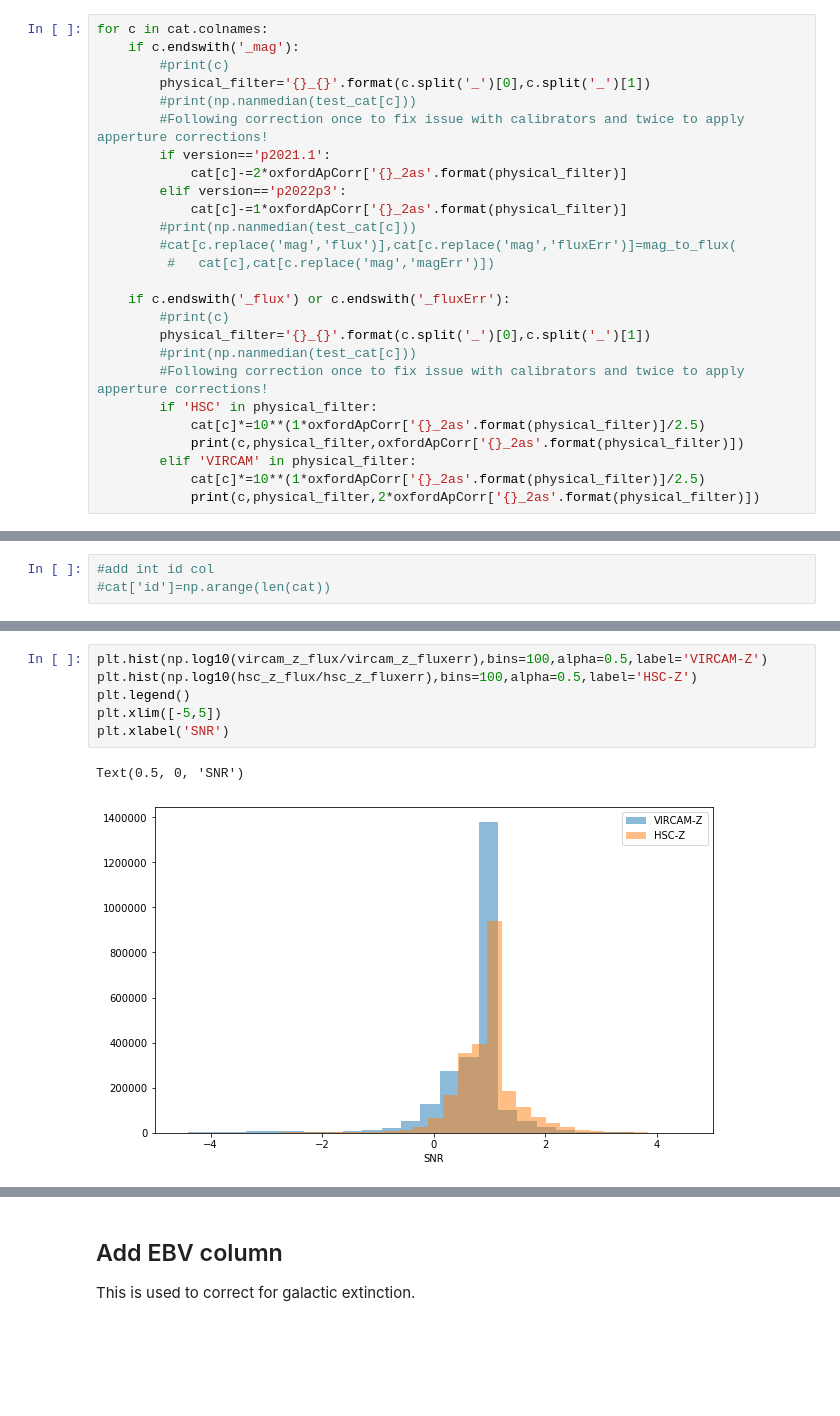
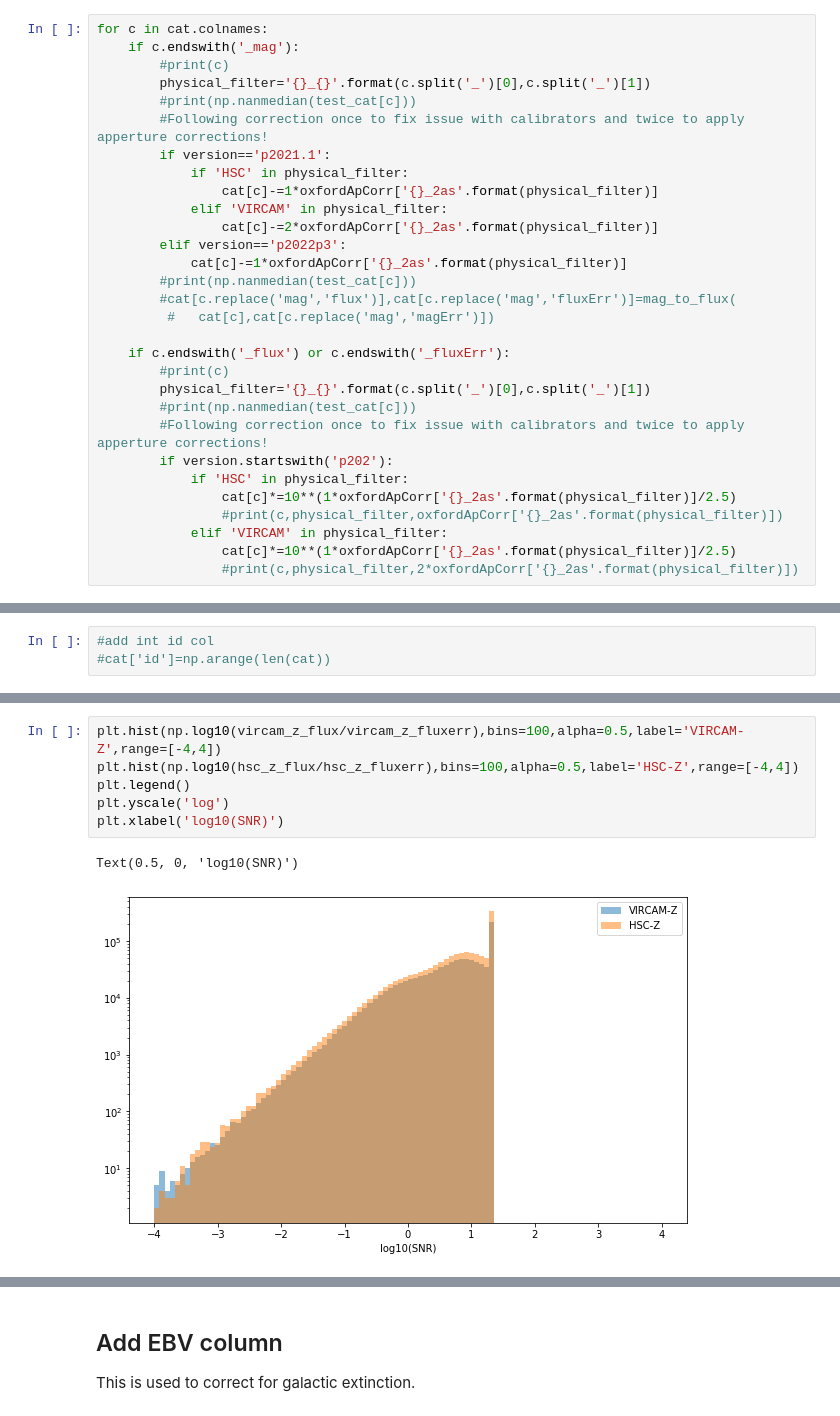
Before and after one commit to lsst-uk/lsst-ir-fusion, a Jupyter notebook: dmu6/dmu6_VIDEO/1_Make_sxds_photoz_input.ipynb, the cells around one changed output, grey strips where cells are left out. Drawn from its saved outputs; the diff is of its cells as text; blank space fills up the shorter version.

```diff
--- a/dmu6/dmu6_VIDEO/1_Make_sxds_photoz_input.ipynb
+++ b/dmu6/dmu6_VIDEO/1_Make_sxds_photoz_input.ipynb
@@ -148,7 +267,10 @@ for c in cat.colnames:
         #print(np.nanmedian(test_cat[c]))
         #Following correction once to fix issue with calibrators and twice to apply apperture corrections!
         if version=='p2021.1':
-            cat[c]-=2*oxfordApCorr['{}_2as'.format(physical_filter)]
+            if 'HSC' in physical_filter:
+                cat[c]-=1*oxfordApCorr['{}_2as'.format(physical_filter)]
+            elif 'VIRCAM' in physical_filter:
+                cat[c]-=2*oxfordApCorr['{}_2as'.format(physical_filter)]
         elif version=='p2022p3':
             cat[c]-=1*oxfordApCorr['{}_2as'.format(physical_filter)]
         #print(np.nanmedian(test_cat[c]))
@@ -160,9 +282,10 @@ for c in cat.colnames:
         physical_filter='{}_{}'.format(c.split('_')[0],c.split('_')[1])
         #print(np.nanmedian(test_cat[c]))
         #Following correction once to fix issue with calibrators and twice to apply apperture corrections!
-        if 'HSC' in physical_filter:
-            cat[c]*=10**(1*oxfordApCorr['{}_2as'.format(physical_filter)]/2.5)
-            print(c,physical_filter,oxfordApCorr['{}_2as'.format(physical_filter)])
-        elif 'VIRCAM' in physical_filter:
-            cat[c]*=10**(1*oxfordApCorr['{}_2as'.format(physical_filter)]/2.5)
-            print(c,physical_filter,2*oxfordApCorr['{}_2as'.format(physical_filter)])
+        if version.startswith('p202'):
+            if 'HSC' in physical_filter:
+                cat[c]*=10**(1*oxfordApCorr['{}_2as'.format(physical_filter)]/2.5)
+                #print(c,physical_filter,oxfordApCorr['{}_2as'.format(physical_filter)])
+            elif 'VIRCAM' in physical_filter:
+                cat[c]*=10**(1*oxfordApCorr['{}_2as'.format(physical_filter)]/2.5)
+                #print(c,physical_filter,2*oxfordApCorr['{}_2as'.format(physical_filter)])
@@ -346,12 +449,12 @@ except KeyError:
 # %%
-plt.hist(np.log10(vircam_z_flux/vircam_z_fluxerr),bins=100,alpha=0.5,label='VIRCAM-Z')
-plt.hist(np.log10(hsc_z_flux/hsc_z_fluxerr),bins=100,alpha=0.5,label='HSC-Z')
+plt.hist(np.log10(vircam_z_flux/vircam_z_fluxerr),bins=100,alpha=0.5,label='VIRCAM-Z',range=[-4,4])
+plt.hist(np.log10(hsc_z_flux/hsc_z_fluxerr),bins=100,alpha=0.5,label='HSC-Z',range=[-4,4])
 plt.legend()
-plt.xlim([-5,5])
-plt.xlabel('SNR')
+plt.yscale('log')
+plt.xlabel('log10(SNR)')
 # %% [output]
-Text(0.5, 0, 'SNR')
+Text(0.5, 0, 'log10(SNR)')
-[figure, old version]
+[figure, new version]
 # %%
 try:
     m=(y_rat>0) & (y_rat<3)
```
Also changed, not shown: parts of 53 cells of this notebook, 7 other files.
